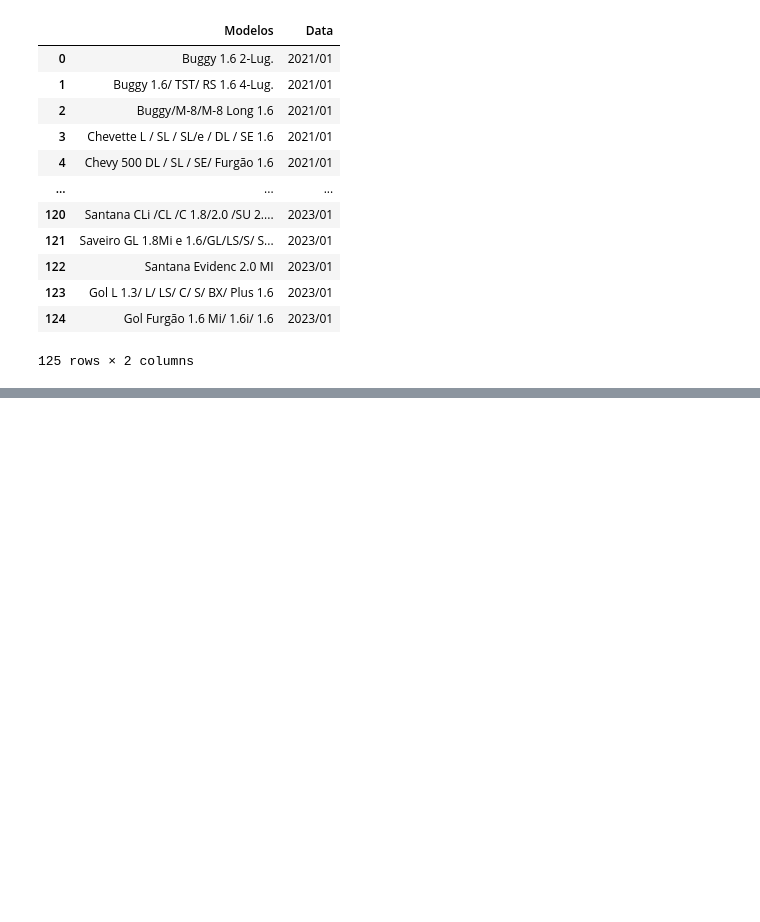
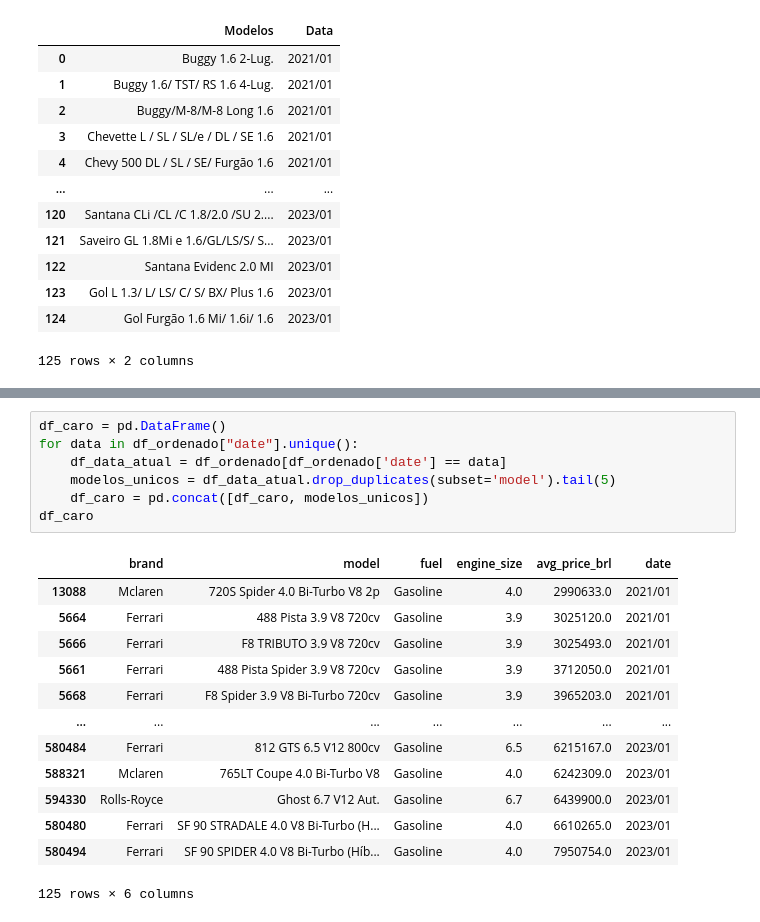
Before and after one commit to GvFreitas1/ListasdeExercicios-CursodePython2022, a Jupyter notebook: Projeto Final - Grupo 4/Análise de Dados - Preco dos Carros BR.ipynb, the cells around one changed output, grey strips where cells are left out. Saved outputs shown, nothing was run; the diff lists cells and outputs as text; blank space fills up the shorter version.

```diff
--- a/Projeto Final - Grupo 4/Análise de Dados - Preco dos Carros BR.ipynb
+++ b/Projeto Final - Grupo 4/Análise de Dados - Preco dos Carros BR.ipynb
@@ -481,0 +504,21 @@ df_barato
+# %%
+df_caro = pd.DataFrame()
+for data in df_ordenado["date"].unique():
+    df_data_atual = df_ordenado[df_ordenado['date'] == data]
+    modelos_unicos = df_data_atual.drop_duplicates(subset='model').tail(5)
+    df_caro = pd.concat([df_caro, modelos_unicos])
+df_caro
+# %% [output]
+|  | brand | model | fuel | engine_size | avg_price_brl | date |
+| 13088 | Mclaren | 720S Spider 4.0 Bi-Turbo V8 2p | Gasoline | 4.0 | 2990633.0 | 2021/01 |
+| 5664 | Ferrari | 488 Pista 3.9 V8 720cv | Gasoline | 3.9 | 3025120.0 | 2021/01 |
+| 5666 | Ferrari | F8 TRIBUTO 3.9 V8 720cv | Gasoline | 3.9 | 3025493.0 | 2021/01 |
+| 5661 | Ferrari | 488 Pista Spider 3.9 V8 720cv | Gasoline | 3.9 | 3712050.0 | 2021/01 |
+| 5668 | Ferrari | F8 Spider 3.9 V8 Bi-Turbo 720cv | Gasoline | 3.9 | 3965203.0 | 2021/01 |
+| ... | ... | ... | ... | ... | ... | ... |
+| 580484 | Ferrari | 812 GTS 6.5 V12 800cv | Gasoline | 6.5 | 6215167.0 | 2023/01 |
+| 588321 | Mclaren | 765LT Coupe 4.0 Bi-Turbo V8 | Gasoline | 4.0 | 6242309.0 | 2023/01 |
+| 594330 | Rolls-Royce | Ghost 6.7 V12 Aut. | Gasoline | 6.7 | 6439900.0 | 2023/01 |
+| 580480 | Ferrari | SF 90 STRADALE 4.0 V8 Bi-Turbo (H... | Gasoline | 4.0 | 6610265.0 | 2023/01 |
+| 580494 | Ferrari | SF 90 SPIDER 4.0 V8 Bi-Turbo (Híb... | Gasoline | 4.0 | 7950754.0 | 2023/01 |
+125 rows × 6 columns
```
Also changed, not shown: parts of 1 cell of this notebook.
